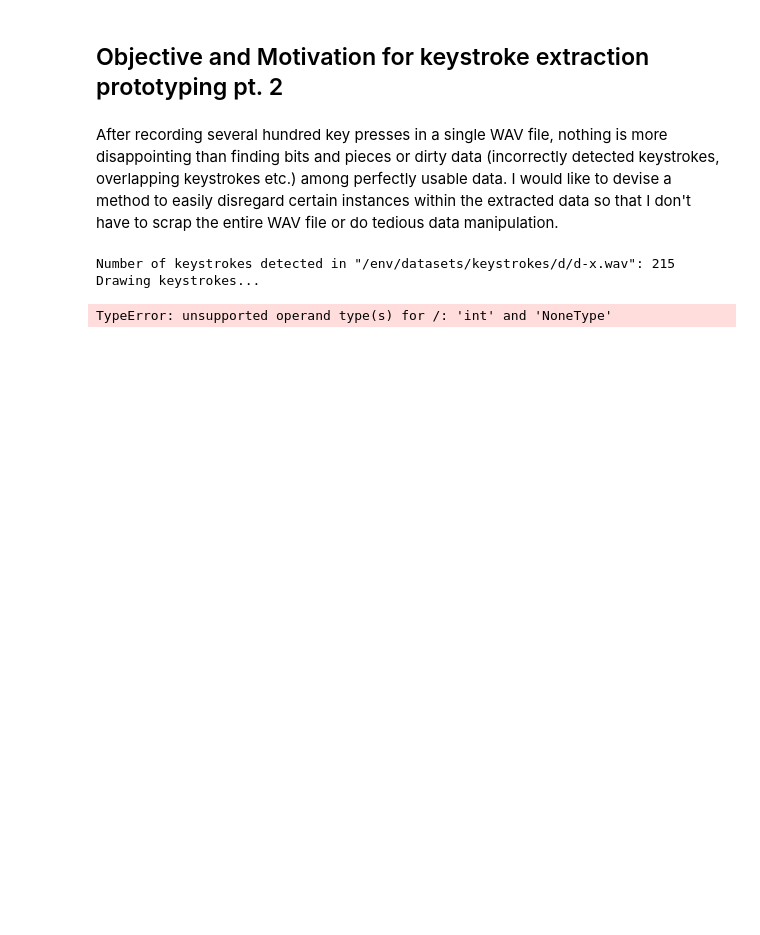
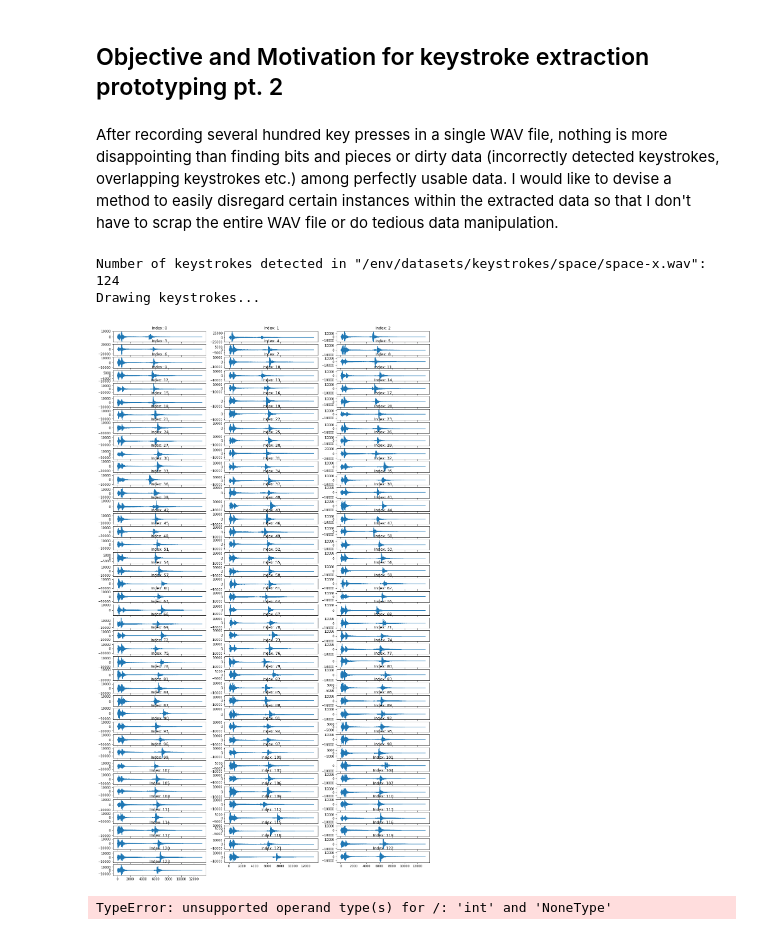
Before and after one commit to shoyo/acoustic-keylogger, a Jupyter notebook: src/keystroke_extraction.ipynb, the cells around one changed output. Saved outputs shown, nothing was run; the diff lists cells and outputs as text; code cells hidden in the pictures; blank space fills up the shorter version.

Commit message:
Update clustering and keystroke extraction

```diff
--- a/src/keystroke_extraction.ipynb
+++ b/src/keystroke_extraction.ipynb
@@ -8,10 +8,11 @@ from dataman.audio_processing import *
 import tensorflow as tf
 from scipy.signal import spectrogram
 # %%
-visualize_keystrokes('/env/datasets/keystrokes/d/d-x.wav')
+visualize_keystrokes('/env/datasets/keystrokes/space/space-x.wav')
 # %% [output]
-Number of keystrokes detected in "/env/datasets/keystrokes/d/d-x.wav": 215
+Number of keystrokes detected in "/env/datasets/keystrokes/space/space-x.wav": 124
 Drawing keystrokes...
+[figure, added]
 # %%
 data = wav_read('/env/datasets/keystrokes/a/a-123x.wav')
 keystrokes = extract_keystrokes(data)
```
Also changed, not shown: 2 other files.
